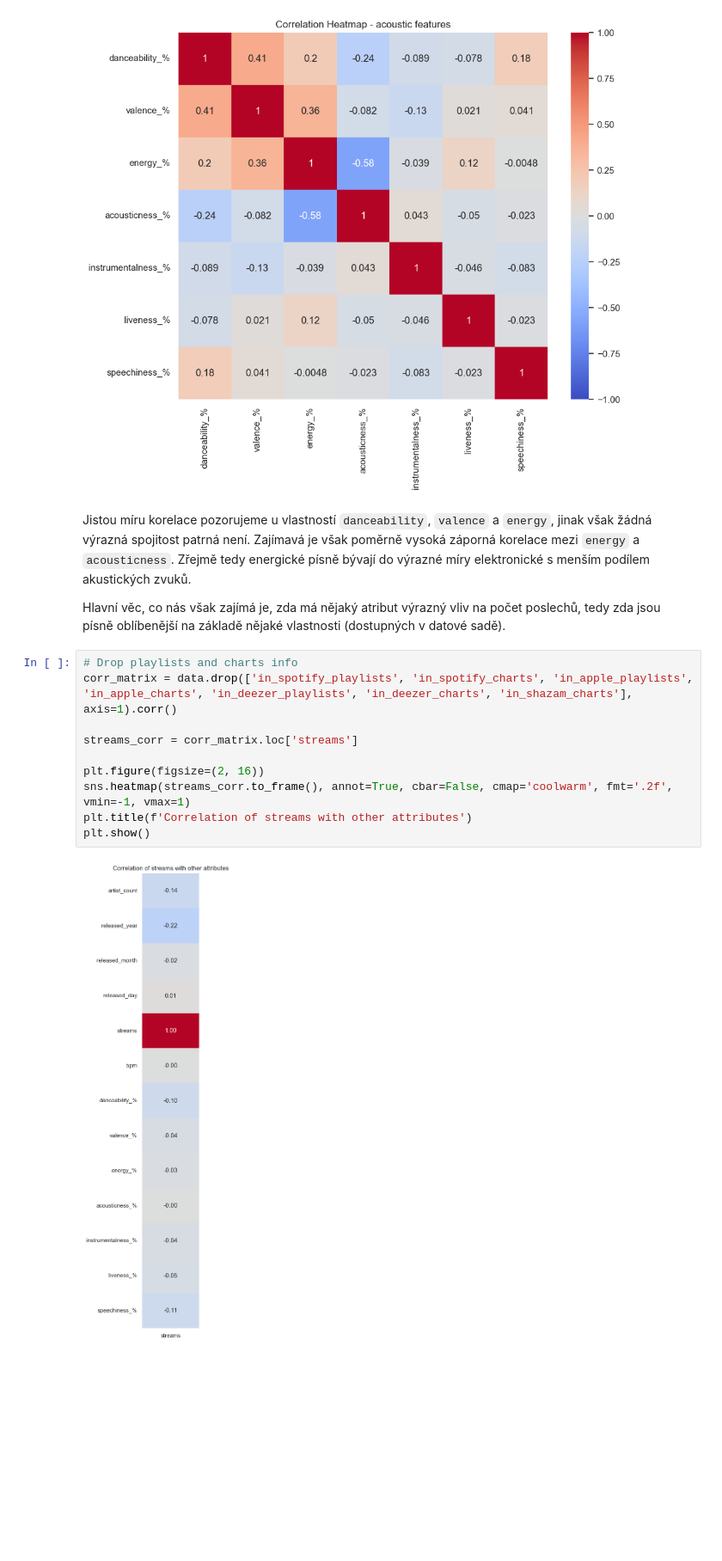
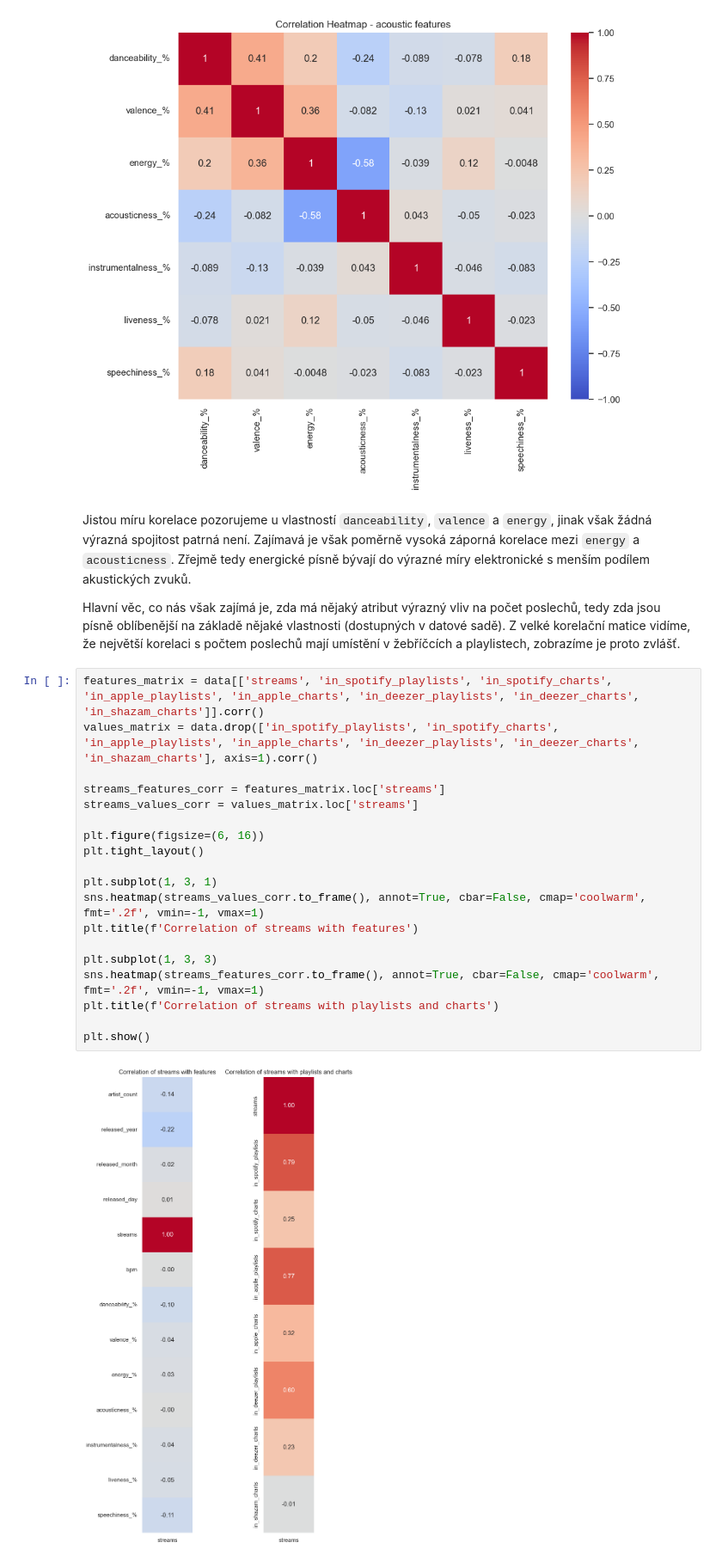
Before and after one commit to Filda99/FIT-UPA, a Jupyter notebook: proj2/proj2.ipynb, the cells around one changed output. Shown at 86% size. Drawn from its saved outputs; the diff is of its cells as text; blank space fills up the shorter version.

```diff
--- a/proj2/proj2.ipynb
+++ b/proj2/proj2.ipynb
@@ -578,17 +596,26 @@ plt.show()
 # %% [markdown]
 Jistou míru korelace pozorujeme u vlastností `danceability`, `valence` a `energy`, jinak však žádná výrazná spojitost patrná není. Zajímavá je však poměrně vysoká záporná korelace mezi `energy` a `acousticness`. Zřejmě tedy energické písně bývají do výrazné míry elektronické s menším podílem akustických zvuků.
 
-Hlavní věc, co nás však zajímá je, zda má nějaký atribut výrazný vliv na počet poslechů, tedy zda jsou písně oblíbenější na základě nějaké vlastnosti (dostupných v datové sadě).
+Hlavní věc, co nás však zajímá je, zda má nějaký atribut výrazný vliv na počet poslechů, tedy zda jsou písně oblíbenější na základě nějaké vlastnosti (dostupných v datové sadě). Z velké korelační matice vidíme, že největší korelaci s počtem poslechů mají umístění v žebříčcích a playlistech, zobrazíme je proto zvlášť.
 # %%
-# Drop playlists and charts info
-corr_matrix = data.drop(['in_spotify_playlists', 'in_spotify_charts', 'in_apple_playlists', 'in_apple_charts', 'in_deezer_playlists', 'in_deezer_charts', 'in_shazam_charts'], axis=1).corr()
+features_matrix = data[['streams', 'in_spotify_playlists', 'in_spotify_charts', 'in_apple_playlists', 'in_apple_charts', 'in_deezer_playlists', 'in_deezer_charts', 'in_shazam_charts']].corr()
+values_matrix = data.drop(['in_spotify_playlists', 'in_spotify_charts', 'in_apple_playlists', 'in_apple_charts', 'in_deezer_playlists', 'in_deezer_charts', 'in_shazam_charts'], axis=1).corr()
 
-streams_corr = corr_matrix.loc['streams']
+streams_features_corr = features_matrix.loc['streams']
+streams_values_corr = values_matrix.loc['streams']
 
-plt.figure(figsize=(2, 16))
-sns.heatmap(streams_corr.to_frame(), annot=True, cbar=False, cmap='coolwarm', fmt='.2f', vmin=-1, vmax=1)
-plt.title(f'Correlation of streams with other attributes')
+plt.figure(figsize=(6, 16))
+plt.tight_layout()
+
+plt.subplot(1, 3, 1)
+sns.heatmap(streams_values_corr.to_frame(), annot=True, cbar=False, cmap='coolwarm', fmt='.2f', vmin=-1, vmax=1)
+plt.title(f'Correlation of streams with features')
+
+plt.subplot(1, 3, 3)
+sns.heatmap(streams_features_corr.to_frame(), annot=True, cbar=False, cmap='coolwarm', fmt='.2f', vmin=-1, vmax=1)
+plt.title(f'Correlation of streams with playlists and charts')
+
 plt.show()
 # %% [output]
-[figure, old version]
+[figure, new version]
 # %% [markdown]
```
Also changed, not shown: parts of 35 cells of this notebook.
